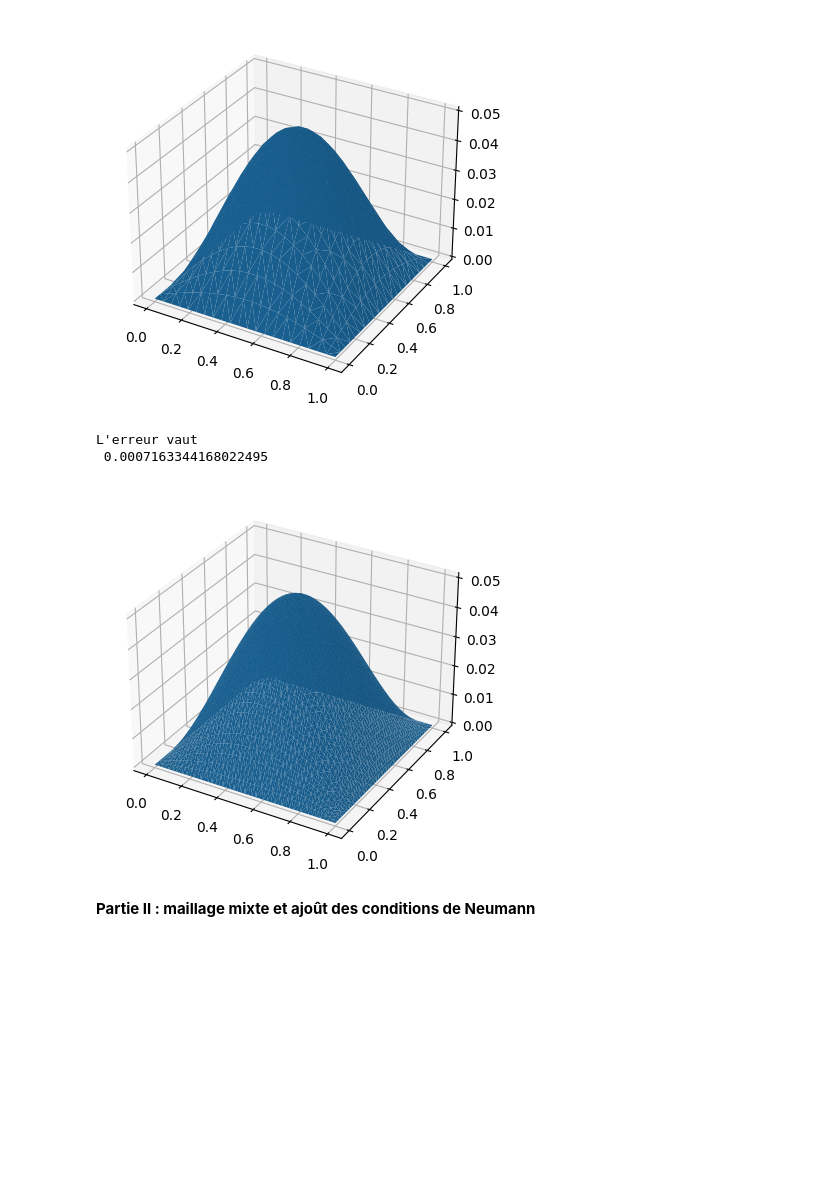
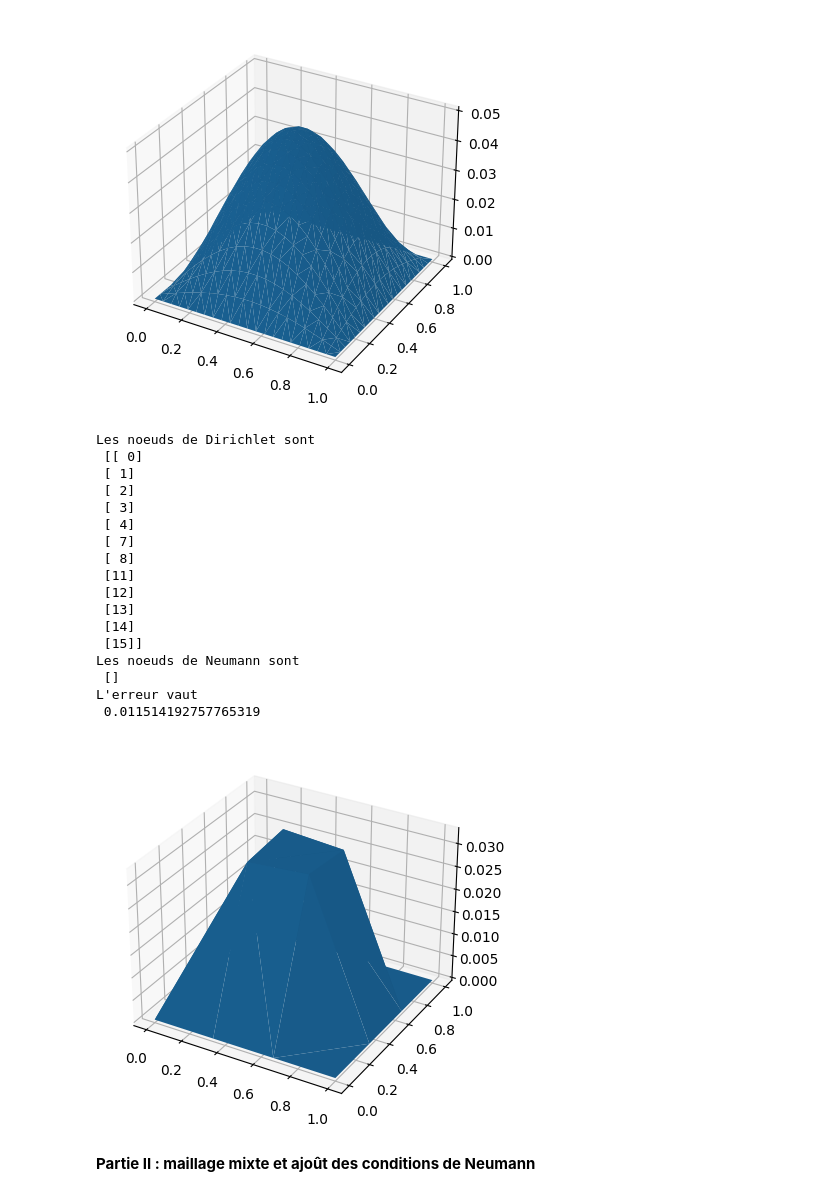
Before and after one commit to adevilde/PDE, a Jupyter notebook: TP-EDP.ipynb, the cells around one changed output. Cells and saved outputs as stored; diff of their text form; code cells hidden in the pictures; blank space fills up the shorter version.

```diff
--- a/TP-EDP.ipynb
+++ b/TP-EDP.ipynb
@@ -372,38 +475,53 @@ erroPlot(20)
 [figure]
 [figure]
 # %%
-n = 50
+n = 4
 coordinates, elements3, dirichlet, neumann = maillage(n)
 dirichlet = np.sort(dirichlet, 0)
 
 A = raideur(n, coordinates, elements3)
 ud = np.zeros(n*n)
 b = secondMembre(n, coordinates, A, ud, f, elements3)
 Ared = reduireA(A, dirichlet)
 bred = reduireB(b, dirichlet)
 #print("La matrice A réduite est\n", Ared)
 
 x = np.linalg.solve(Ared, np.transpose(bred))
 #print("La solution intérieure est\n", x)
 sol = rassembler(dirichlet, ud, x, n)
 #print("La solution rassemblée est\n", sol)
 
 theorique = [u(p[0], p[1]) for p in coordinates]
 #print("La solution théorique est\n", theorique)
 
 print("L'erreur vaut\n", np.linalg.norm(theorique - sol))
 #print("La figure de la solution théorique est")
 #show(coordinates,theorique)
 #print("La figure de la solution est")
 
 
 show(coordinates,sol)
 
 # Si on augmente n, l'erreur décroit -> plot de l'erreur en fonction de n
 # %% [output]
+Les noeuds de Dirichlet sont
+ [[ 0]
+ [ 1]
+ [ 2]
+ [ 3]
+ [ 4]
+ [ 7]
+ [ 8]
+ [11]
+ [12]
+ [13]
+ [14]
+ [15]]
+Les noeuds de Neumann sont
+ []
 L'erreur vaut
- 0.0007163344168022495
+ 0.011514192757765319
-[figure, old version]
+[figure, new version]
 # %% [markdown]
 **Partie II : maillage mixte et ajoût des conditions de Neumann**
 # %%
```
Also changed, not shown: parts of 8 cells of this notebook.
